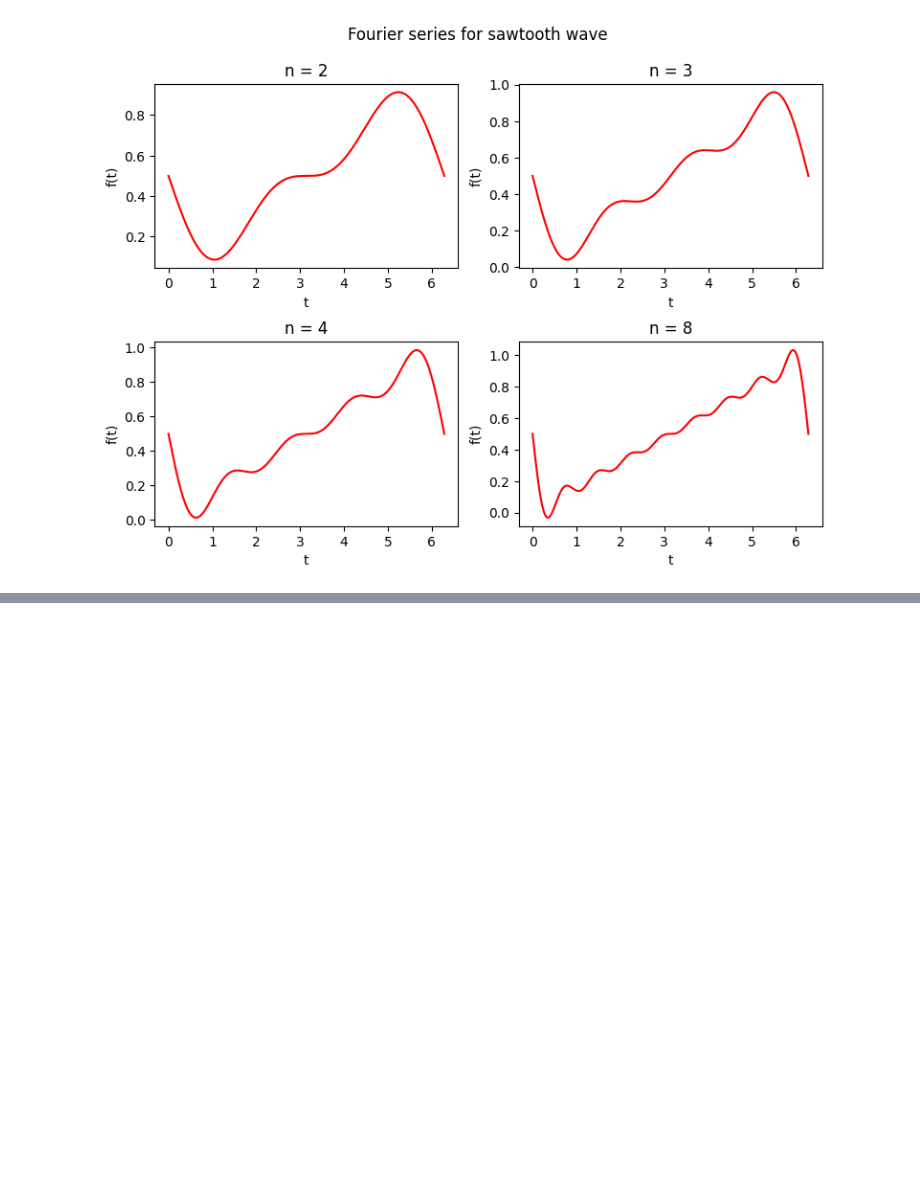
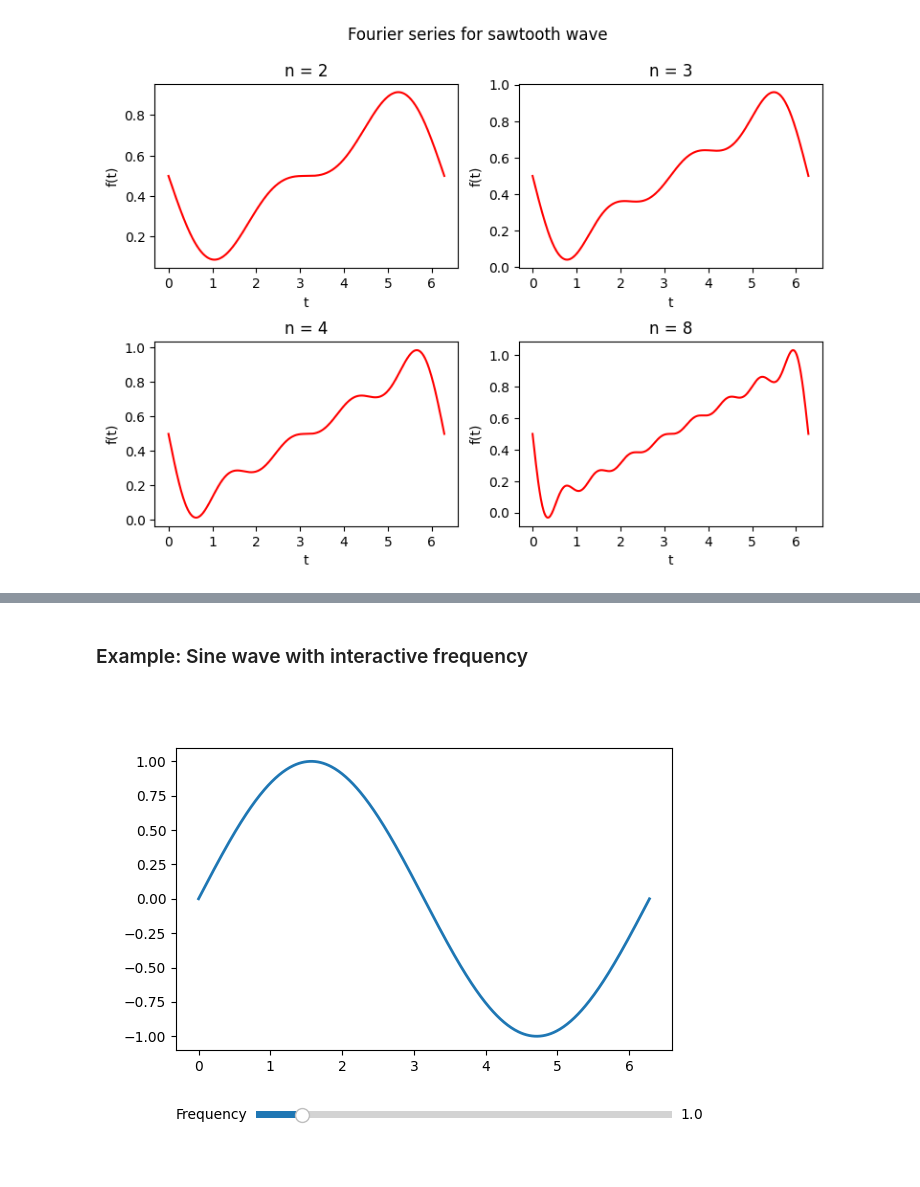
Before and after one commit to adeelahmadk/data-science-notes, a Jupyter notebook: 01d-matplotlib-vis.ipynb, the cells around one changed output, grey strips where cells are left out. Cells and saved outputs as stored; diff of their text form; code cells hidden in the pictures; blank space fills up the shorter version.

```diff
--- a/01d-matplotlib-vis.ipynb
+++ b/01d-matplotlib-vis.ipynb
@@ -368,0 +405,29 @@ plt.show()
+# %% [markdown]
+### Example: Sine wave with interactive frequency
+# %%
+from matplotlib.widgets import Slider
+
+plt.close()
+
+amp_sl = 1.0
+freq_sl = 1.0
+
+fig_sl, ax_sl = plt.subplots()
+plt.subplots_adjust(bottom=0.25)
+
+t_sl = np.linspace(0, 2*np.pi, 500)
+f_sl = amp * np.sin(freq_sl * t_sl)
+l_sl, = ax_sl.plot(t_sl, f_sl, lw=2)
+
+ax_slider = plt.axes([0.25, 0.1, 0.65, 0.03], facecolor='lightgoldenrodyellow')
+slider = Slider(ax_slider, 'Frequency', 0.5, 5.0, valinit=freq_sl)
+
+def freq_update(val):
+    freq_sl = val
+    l_sl.set_ydata(amp_sl * np.sin(freq_sl * t_sl))
+    fig_sl.canvas.draw_idle()
+
+slider.on_changed(freq_update)
+plt.show()
+# %% [output]
+[figure, added]
```
Also changed, not shown: parts of 19 cells of this notebook, 1 other file.
